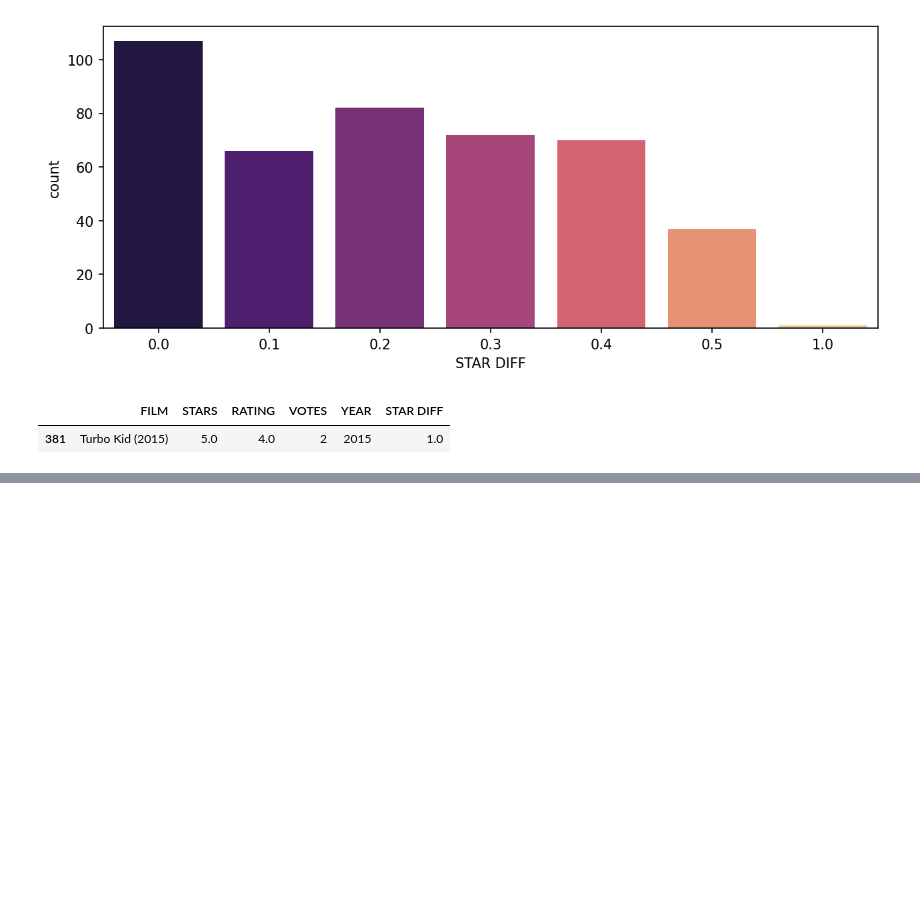
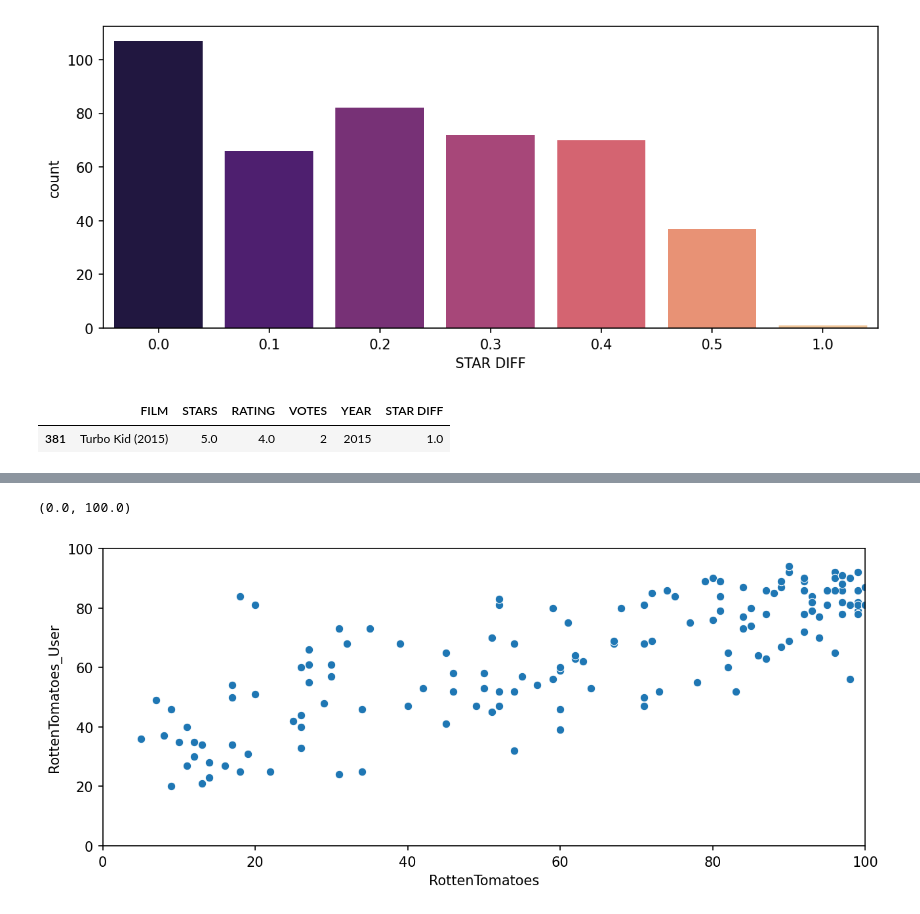
Before and after one commit to Sourabh-Bharale/capStone, a Jupyter notebook: model.ipynb, the cells around one changed output, grey strips where cells are left out. Cells and saved outputs as stored; diff of their text form; code cells hidden in the pictures; blank space fills up the shorter version.

Commit message:
comparison with other Site Ratings

```diff
--- a/model.ipynb
+++ b/model.ipynb
@@ -86,3 +80,6 @@ fanReviewedMovies[fanReviewedMovies['STAR DIFF']==1]
 # %% [output]
 |  | FILM | STARS | RATING | VOTES | YEAR | STAR DIFF |
 | 381 | Turbo Kid (2015) | 5.0 | 4.0 | 2 | 2015 | 1.0 |
+# %%
+allSitesDF=pd.read_csv('./all_sites.csv')
+allSitesDF
@@ -88,0 +100,8 @@ fanReviewedMovies[fanReviewedMovies['STAR DIFF']==1]
+# %%
+plt.figure(figsize=(10,4),dpi=150)
+sns.scatterplot(data=allSitesDF,x='RottenTomatoes',y='RottenTomatoes_User')
+plt.xlim(0,100)
+plt.ylim(0,100)
+# %% [output]
+(0.0, 100.0)
+[figure, added]
```
Also changed, not shown: parts of 11 cells of this notebook.
